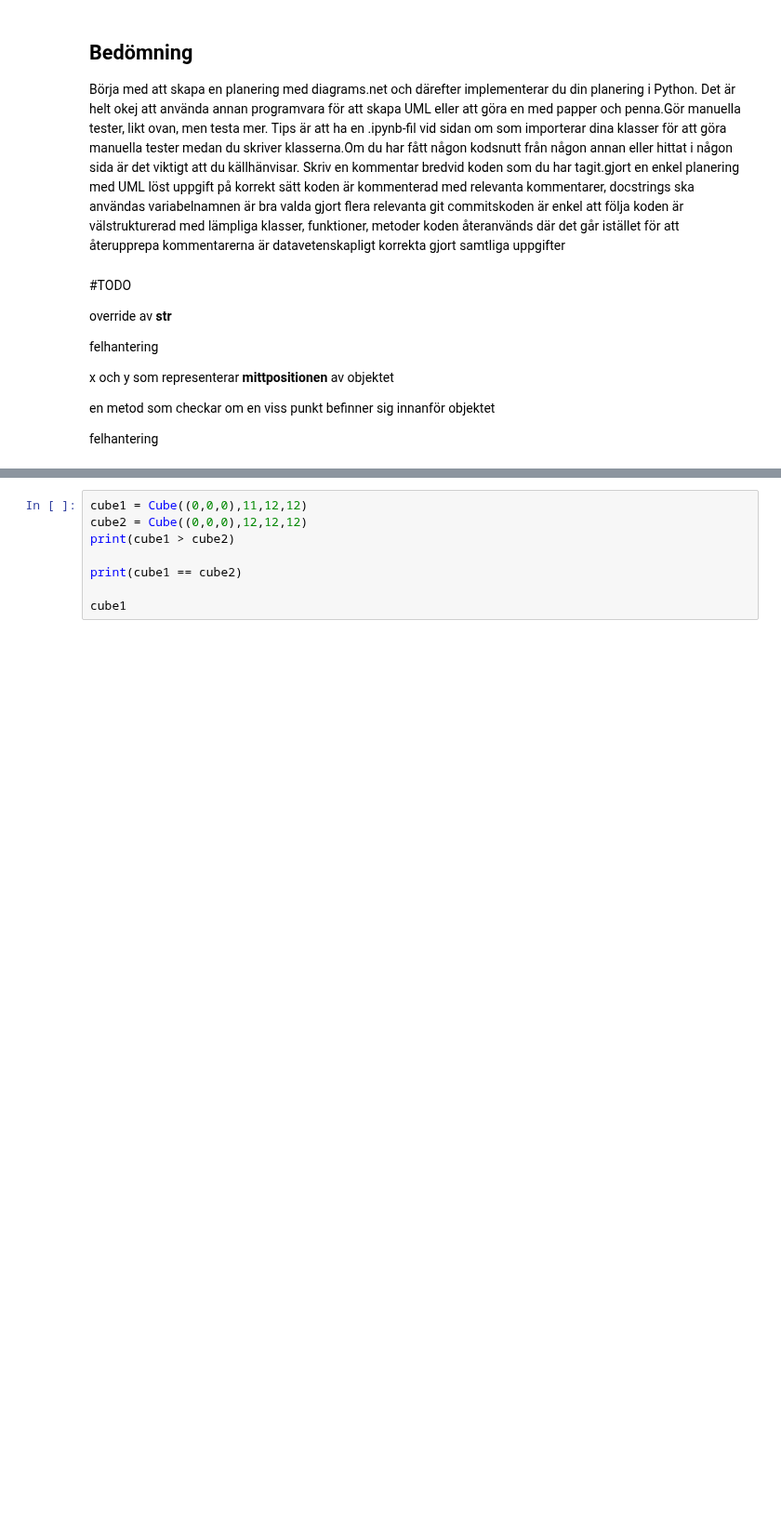
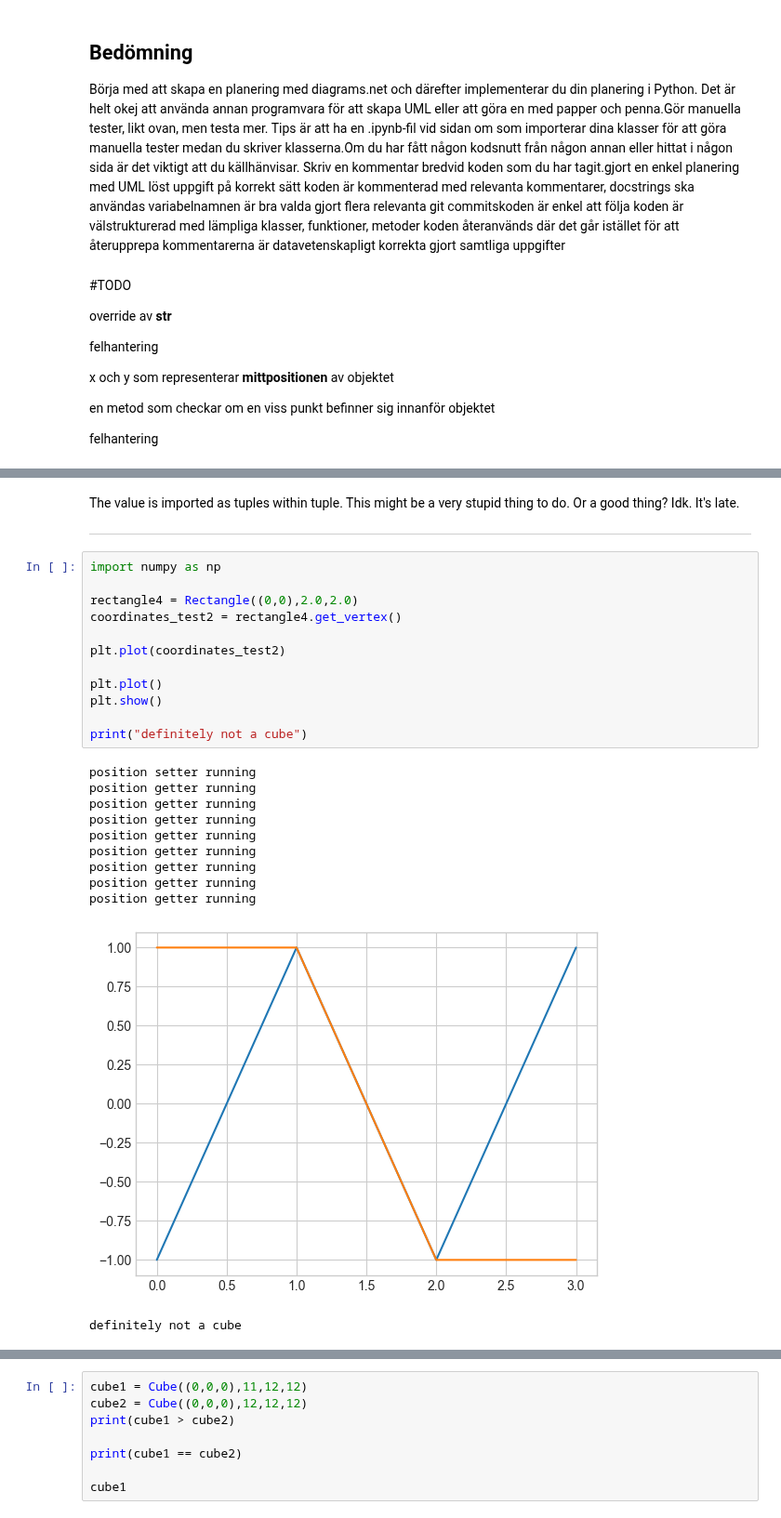
Before and after one commit to helveticae/ITHS, a Jupyter notebook: Labs/Labs OOP Shapes/description & testing.ipynb, the cells around one changed output, grey strips where cells are left out. Shown at 93% size. Saved outputs shown, nothing was run; the diff lists cells and outputs as text; blank space fills up the shorter version.

```diff
--- a/Labs/Labs OOP Shapes/description & testing.ipynb
+++ b/Labs/Labs OOP Shapes/description & testing.ipynb
@@ -360 +409,29 @@ class Cube(Rectangle):
+# %% [markdown]
+The value is imported as tuples within tuple. This might be a very stupid thing to do. Or a good thing? Idk. It's late.
+
+---
+# %%
+import numpy as np
+
+rectangle4 = Rectangle((0,0),2.0,2.0)
+coordinates_test2 = rectangle4.get_vertex()
+
+plt.plot(coordinates_test2)
+
+plt.plot()
+plt.show()
+
+print("definitely not a cube")
+# %% [output]
+position setter running
+position getter running
+position getter running
+position getter running
+position getter running
+position getter running
+position getter running
+position getter running
+position getter running
+[figure, added]
+definitely not a cube
 # %%
```
Also changed, not shown: parts of 5 cells of this notebook.
